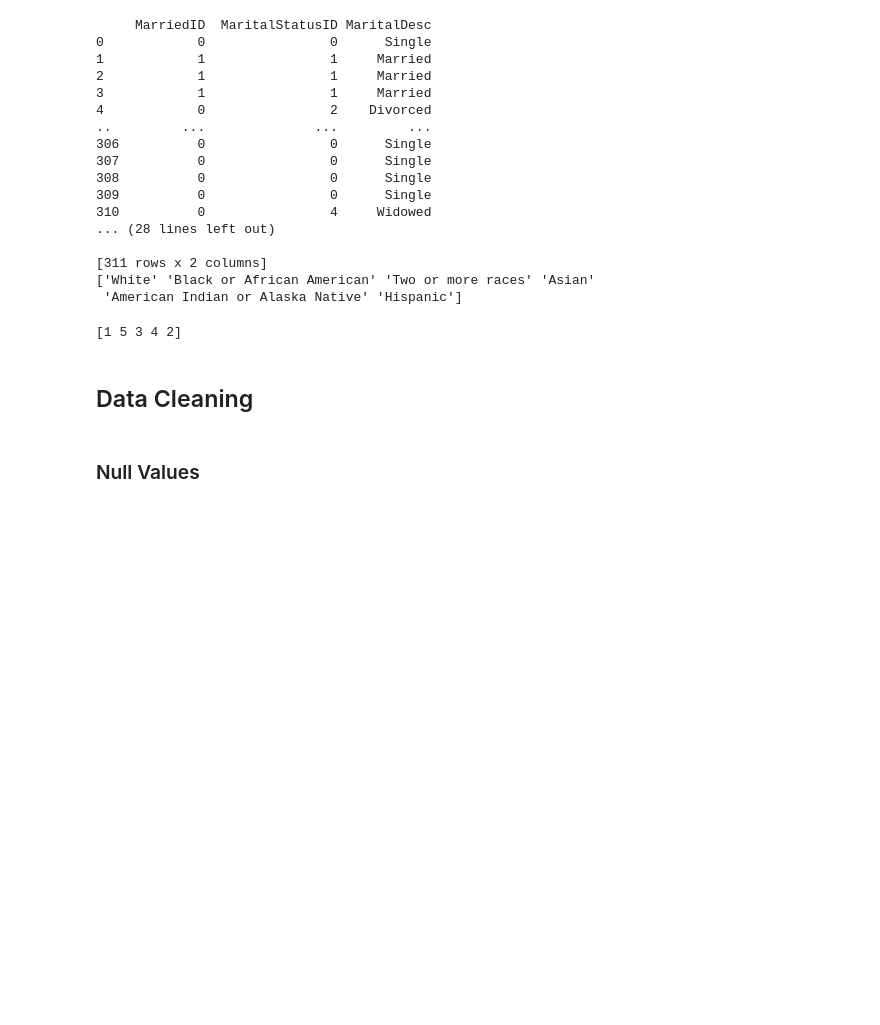
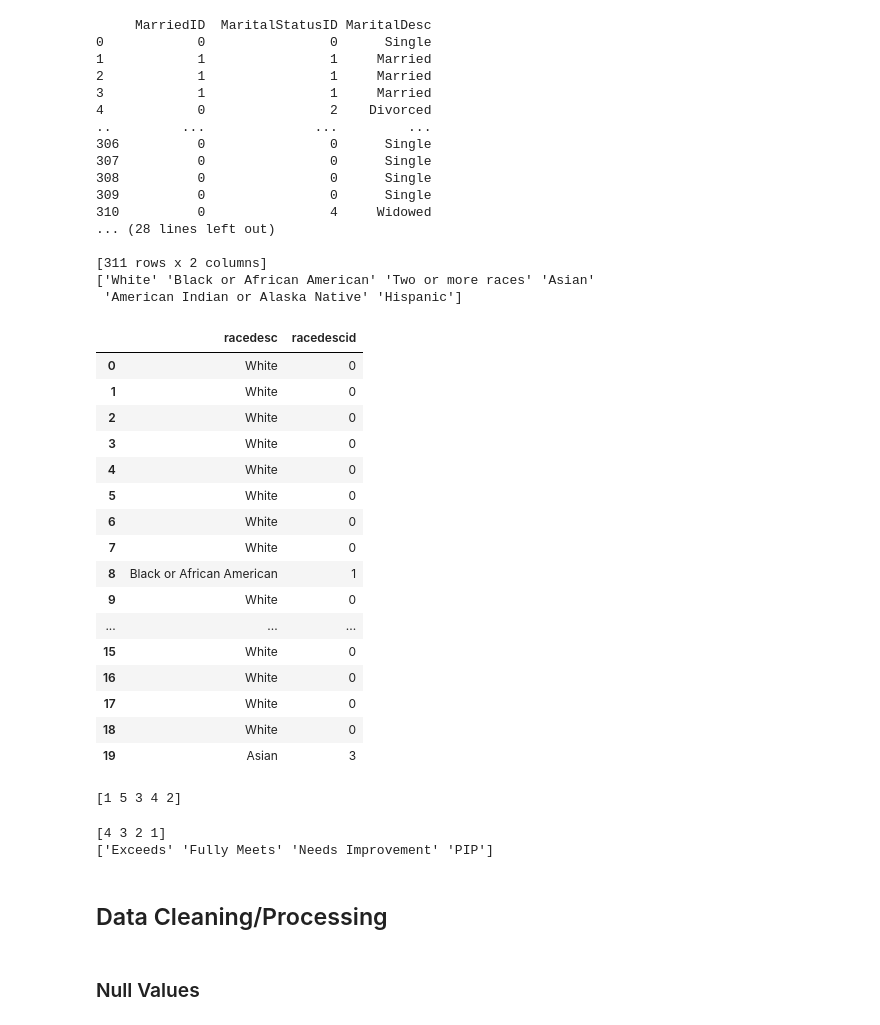
Before and after one commit to adrianacupp/Human_Resources_Data_Set, a Jupyter notebook: notebooks/data_cleaning.ipynb, the cells around one changed output. Saved outputs shown, nothing was run; the diff lists cells and outputs as text; code cells hidden in the pictures; blank space fills up the shorter version.

```diff
--- a/notebooks/data_cleaning.ipynb
+++ b/notebooks/data_cleaning.ipynb
@@ -100,5 +101,25 @@ print(df['RaceDesc'].unique())
 [311 rows x 2 columns]
 ['White' 'Black or African American' 'Two or more races' 'Asian'
  'American Indian or Alaska Native' 'Hispanic']
+# %%
+df[['racedesc','racedescid']].head(20)
+# %% [output]
+|  | racedesc | racedescid |
+| 0 | White | 0 |
+| 1 | White | 0 |
+| 2 | White | 0 |
+| 3 | White | 0 |
+| 4 | White | 0 |
+| 5 | White | 0 |
+| 6 | White | 0 |
+| 7 | White | 0 |
+| 8 | Black or African American | 1 |
+| 9 | White | 0 |
+| ... | ... | ... |
+| 15 | White | 0 |
+| 16 | White | 0 |
+| 17 | White | 0 |
+| 18 | White | 0 |
+| 19 | Asian | 3 |
 # %%
 df.columns= df.columns.str.lower()
@@ -110,5 +137,12 @@ print(df['empstatusid'].unique())
+# %%
+###performance###
+print(df['perfscoreid'].unique())
+print(df['performancescore'].unique())
+# %% [output]
+[4 3 2 1]
+['Exceeds' 'Fully Meets' 'Needs Improvement' 'PIP']
 # %% [markdown]
-## Data Cleaning
+## Data Cleaning/Processing
 # %% [markdown]
 ### Null Values
 # %%
```
Also changed, not shown: parts of 18 cells of this notebook, 1 other file.
